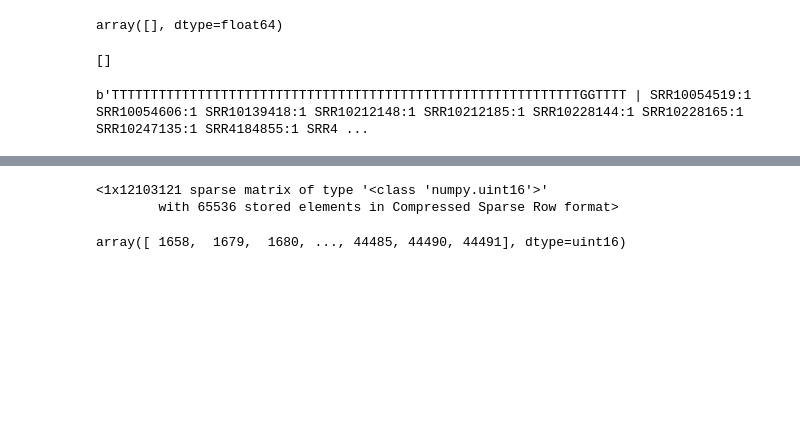
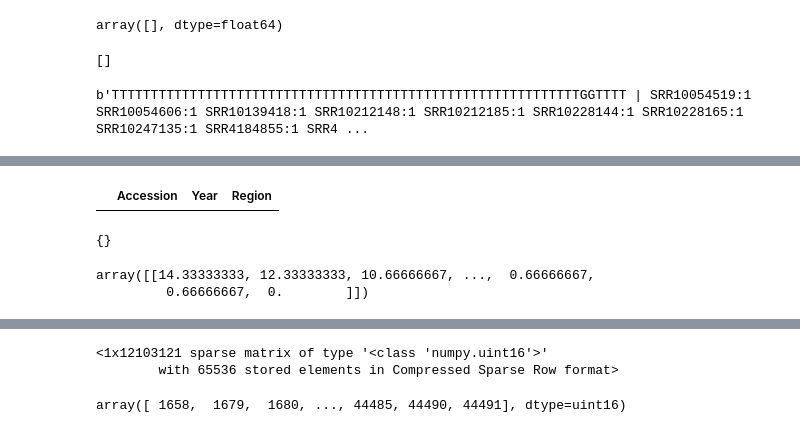
Before and after one commit to jordan-wei-taylor/genolearn, a Jupyter notebook: Untitled-1.ipynb, the cells around one changed output, grey strips where cells are left out. Drawn from its saved outputs; the diff is of its cells as text; code cells hidden in the pictures; blank space fills up the shorter version.

```diff
--- a/Untitled-1.ipynb
+++ b/Untitled-1.ipynb
@@ -965,0 +1044,8 @@ TypeError: len() of unsized object
+# %%
+ix_group_target
+# %% [output]
+|  | Accession | Year | Region |
+# %%
+scores
+# %% [output]
+{}
@@ -965,0 +1054,19 @@ TypeError: len() of unsized object
+# %%
+S = []
+
+start = 2014
+for end in range(start + 1, max(scores) + 1):
+    years = range(start, end)
+    top   = 0
+    bot   = 0
+    total = sum(scores[year][group][0] for year in years for group in scores[year])
+    count = sum(scores[year][group][2] for year in years for group in scores[year])
+    mean  = total.A / count
+    N     = {group : sum(scores[year][group][2] for year in years) for group in scores[year]}
+    mean  = total
+    for year in years:
+        for group in scores[year]:
+            top += N[group] * (sco)
+# %% [output]
+array([[14.33333333, 12.33333333, 10.66666667, ...,  0.66666667,
+         0.66666667,  0.        ]])
```
Also changed, not shown: parts of 6 cells of this notebook, 1 other file.
